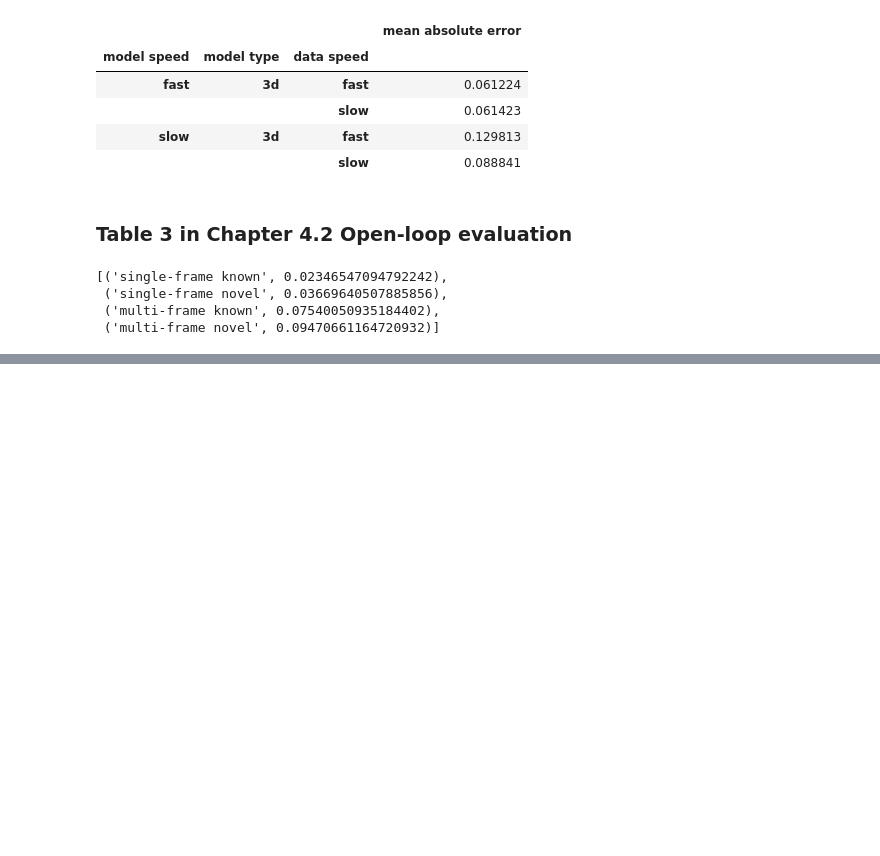
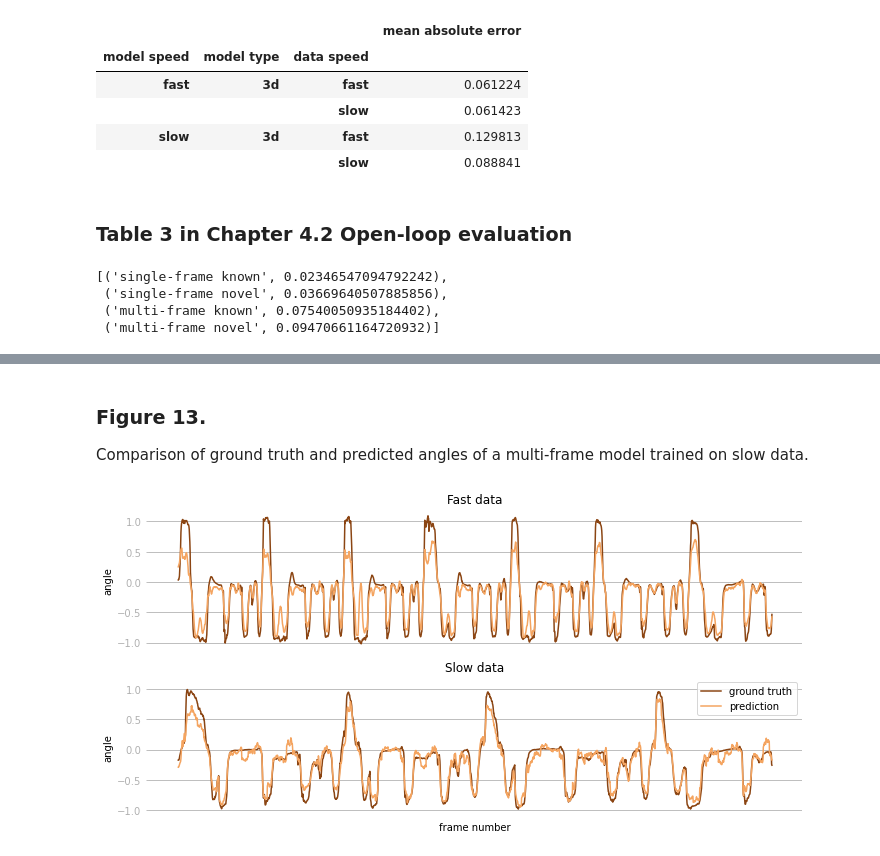
Before and after one commit to kristjanr/dat-sci-master-thesis, a Jupyter notebook: OpenLoopEvaluation.ipynb, the cells around one changed output, grey strips where cells are left out. Drawn from its saved outputs; the diff is of its cells as text; code cells hidden in the pictures; blank space fills up the shorter version.

```diff
--- a/OpenLoopEvaluation.ipynb
+++ b/OpenLoopEvaluation.ipynb
@@ -109,0 +153,12 @@ df[df['model type']=='3d'].groupby(['model speed', 'model type', 'data speed']).
+# %% [markdown]
+### Figure 13.
+Comparison of ground truth and predicted angles of a multi-frame model trained on slow data.
+# %%
+
+tub_preds_and_ground_truths = {
+    'Fast data': slow_model_fast_data_3d,
+    'Slow data': slow_model_slow_data_3d,
+}
+plot_gt_and_pred(tub_preds_and_ground_truths)
+# %% [output]
+[figure, added]
```
Also changed, not shown: parts of 4 cells of this notebook, 10 other files.
